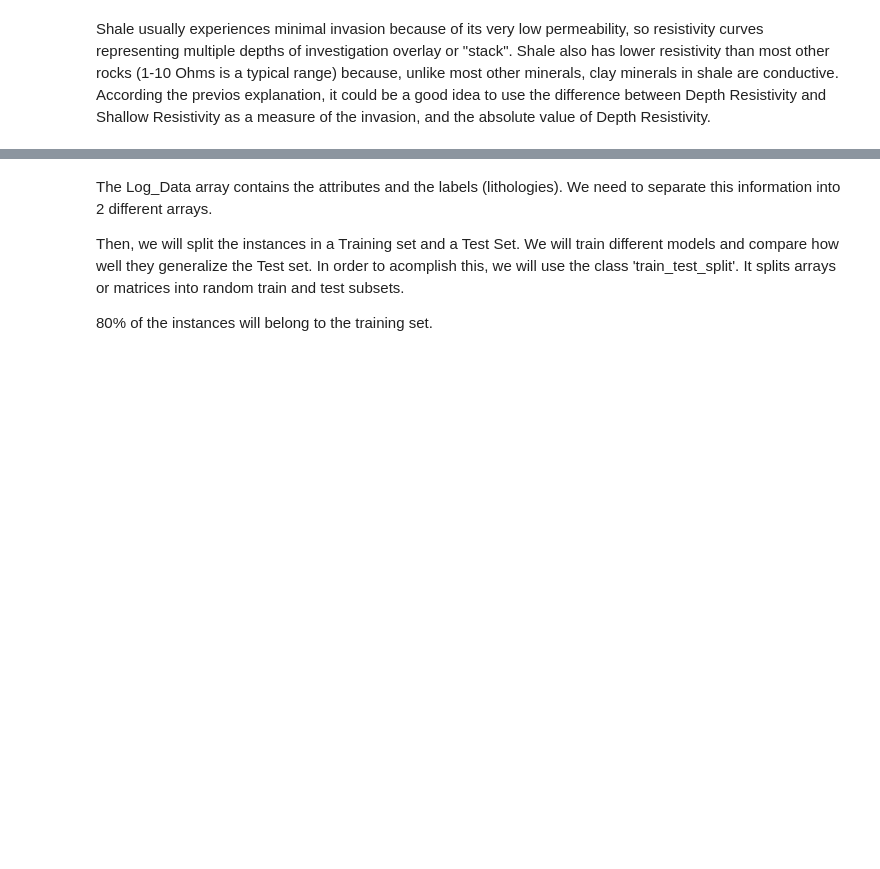
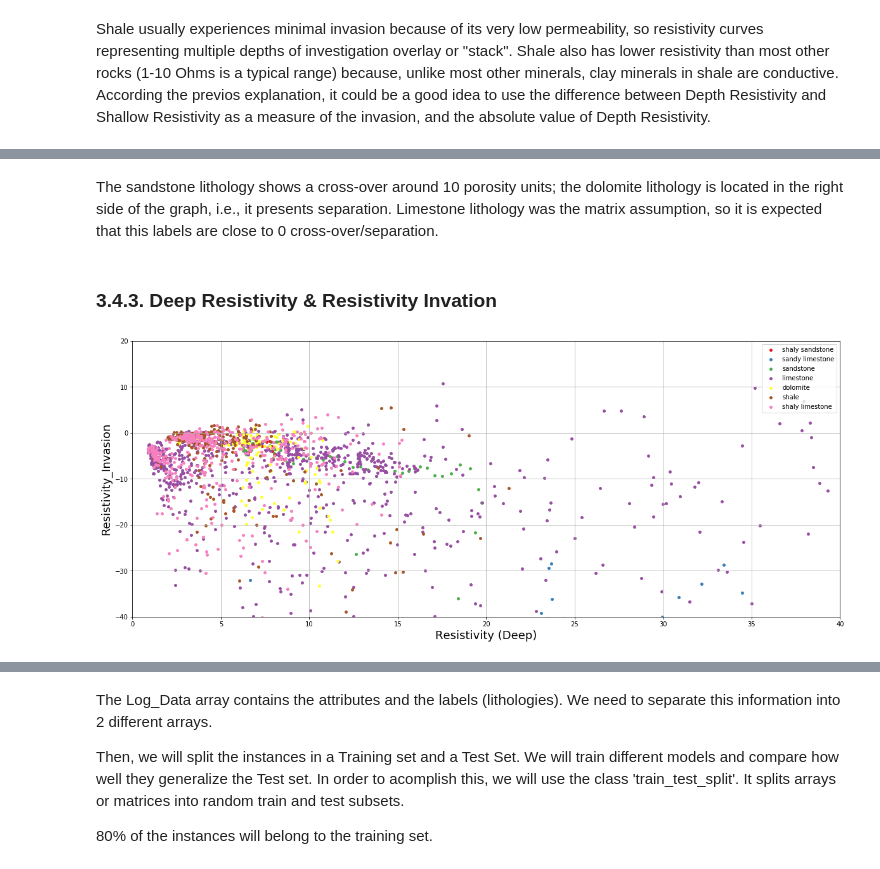
Before and after one commit to epmmko/Supervised_Machine_Learning_Project, a Jupyter notebook: Lithology Identification.ipynb, the cells around one changed output, grey strips where cells are left out. Cells and saved outputs as stored; diff of their text form; code cells hidden in the pictures; blank space fills up the shorter version.

```diff
--- a/Lithology Identification.ipynb
+++ b/Lithology Identification.ipynb
@@ -151,0 +196,8 @@ Log_Data=Log_Data.drop(['Resistivity (Medium)','Resistivity (Shallow)','Micro-in
+# %% [markdown]
+The sandstone lithology shows a cross-over around 10 porosity units; the dolomite lithology is located in the right side of the graph, i.e., it presents separation. Limestone lithology was the matrix assumption, so it is expected that this labels are close to 0 cross-over/separation.
+# %% [markdown]
+### 3.4.3. Deep Resistivity & Resistivity Invation
+# %%
+plot_scatter_type_of_formation(Log_Data['Resistivity (Deep)'],Log_Data['Resistivity_Invasion'],Log_Data['Type of Formation'],axes=[0,40,-40,20],x1label='Resistivity (Deep)',x2label='Resistivity_Invasion')
+# %% [output]
+[figure, added]
```
Also changed, not shown: parts of 40 cells of this notebook.
